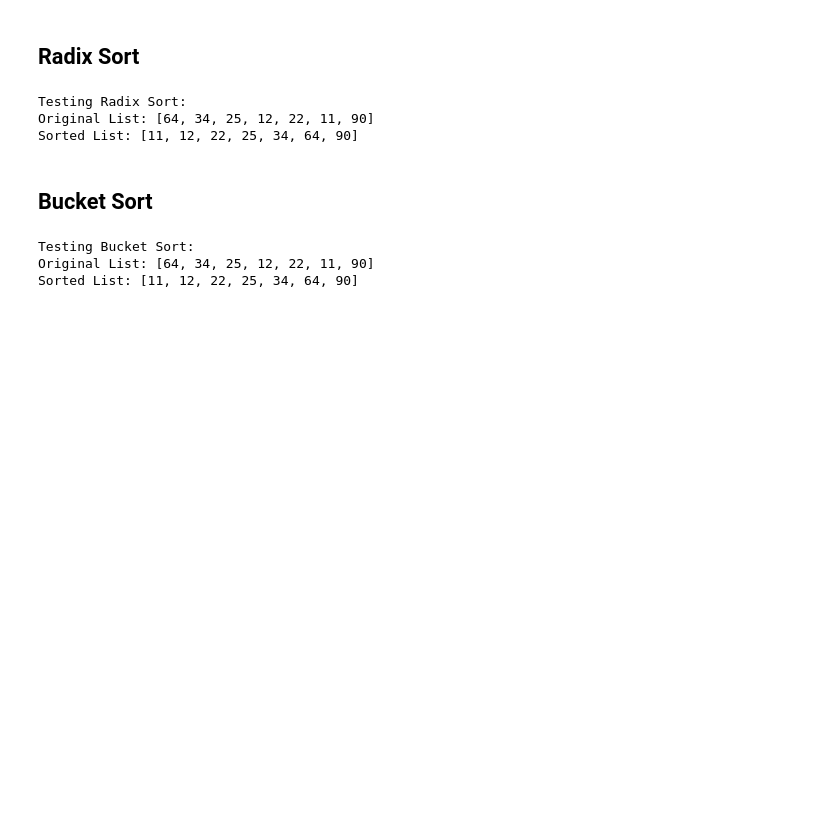
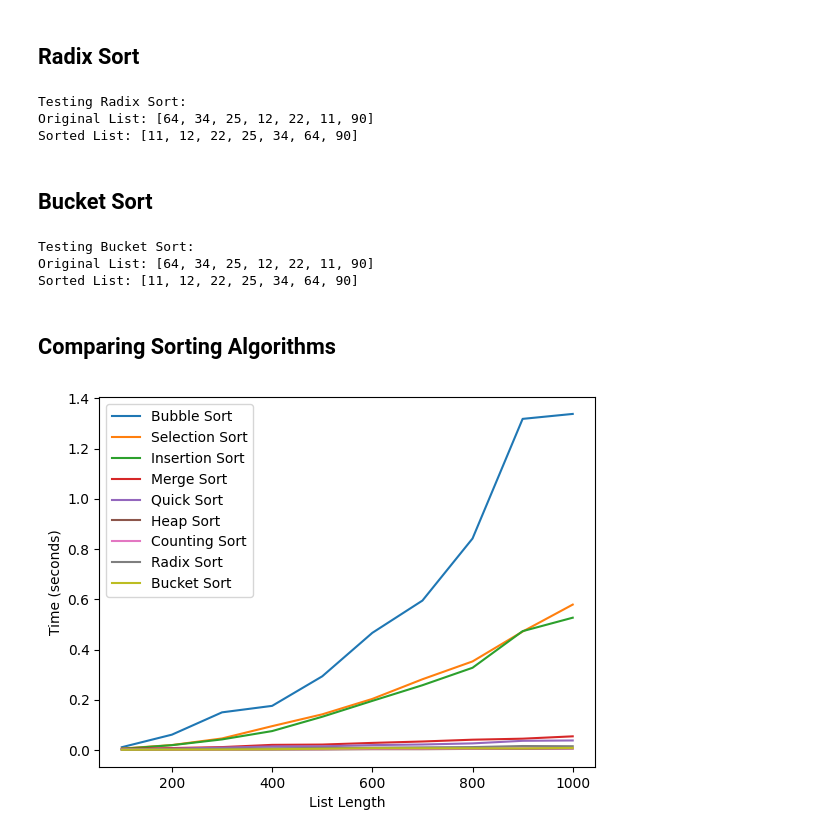
Before and after one commit to mbeps/algorithms, a Jupyter notebook: algorithms.ipynb, the cells around one changed output. Drawn from its saved outputs; the diff is of its cells as text; code cells hidden in the pictures; blank space fills up the shorter version.

Commit message:
Added comparison graph for sorting algorithms

```diff
--- a/algorithms.ipynb
+++ b/algorithms.ipynb
@@ -226,3 +226,39 @@ run_tests(bubble_sort)
 Testing Bucket Sort:
 Original List: [64, 34, 25, 12, 22, 11, 90]
 Sorted List: [11, 12, 22, 25, 34, 64, 90]
+# %% [markdown]
+## **Comparing Sorting Algorithms**
+# %%
+def compare_algorithms(algorithms: Dict[str, Callable[[List[int]], List[int]]], lists_to_sort: List[List[int]]) -> None:
+    for name, algorithm in algorithms.items():
+        times = []
+        for lst in lists_to_sort:
+            # Time the sorting algorithm on this list and repeat it 10 times for accuracy
+            timer = timeit.Timer(lambda: algorithm(lst.copy()))
+            times.append(timer.timeit(number=10))
+        plt.plot([len(lst) for lst in lists_to_sort], times, label=name)
+
+    plt.xlabel('List Length')
+    plt.ylabel('Time (seconds)')
+    plt.legend()
+    plt.show()
+# %%
+algorithms = {
+    'Bubble Sort': bubble_sort,
+    'Selection Sort': selection_sort,
+    'Insertion Sort': insertion_sort,
+    'Merge Sort': merge_sort,
+    'Quick Sort': quick_sort,
+    'Heap Sort': heap_sort,
+    'Counting Sort': counting_sort,
+    'Radix Sort': radix_sort,
+    'Bucket Sort': bucket_sort
+}
+
+# Generating some random test cases of different sizes
+import random
+lists_to_sort = [random.sample(range(1000), k=i) for i in range(100, 1001, 100)]
+
+compare_algorithms(algorithms, lists_to_sort)
+# %% [output]
+[figure, added]
```
